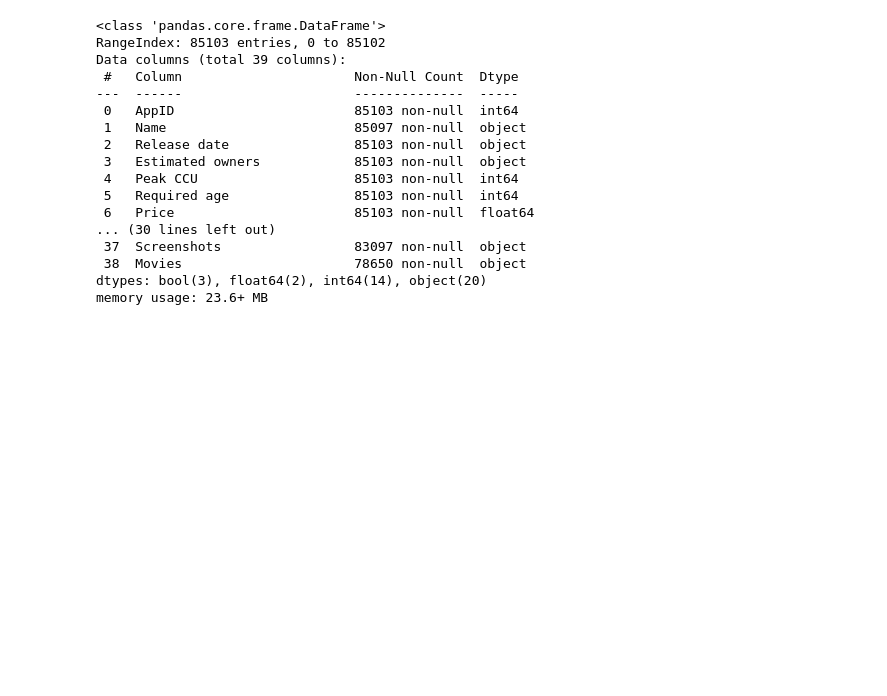
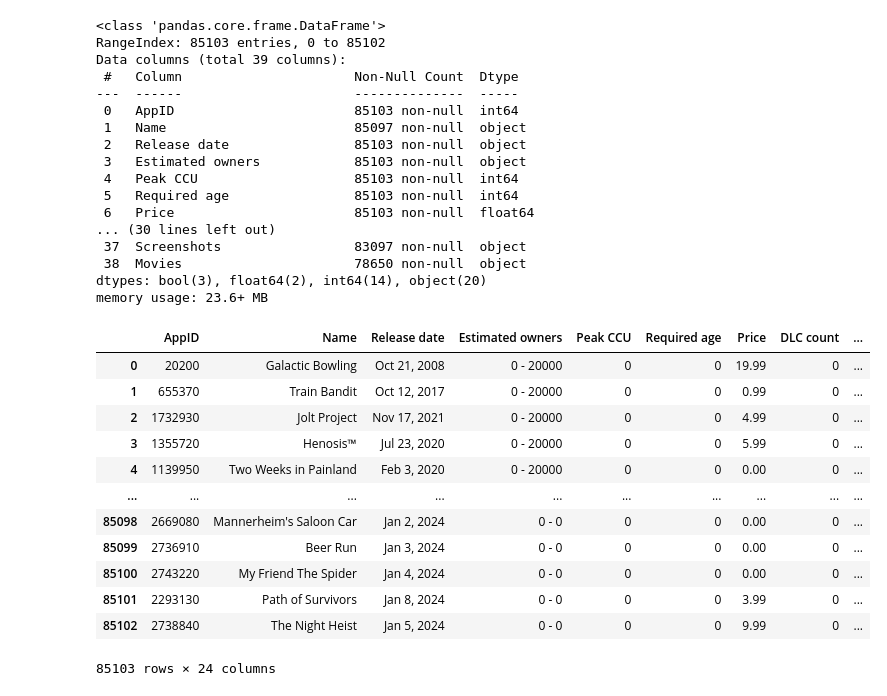
Before and after one commit to clbmartin/Hufflepuff, a Jupyter notebook: JupyterNotebooks/ETL - Nolan.ipynb, the cells around one changed output. Cells and saved outputs as stored; diff of their text form; code cells hidden in the pictures; blank space fills up the shorter version.

```diff
--- a/JupyterNotebooks/ETL - Nolan.ipynb
+++ b/JupyterNotebooks/ETL - Nolan.ipynb
@@ -57,3 +62,21 @@ Data columns (total 39 columns):
  38  Movies                      78650 non-null  object
 dtypes: bool(3), float64(2), int64(14), object(20)
 memory usage: 23.6+ MB
+# %%
+#Removing columns with either irrelevant or redundant data that will not help our study.
+SteamGamesDroppedColumns = SteamGamesRaw.drop(['Support url','Header image','About the game','Website','Reviews','Support email','Metacritic url','Notes','Tags','Average playtime forever','Average playtime two weeks','Median playtime forever','Median playtime two weeks','Screenshots','Movies','About the game'],axis=1,inplace=False)
+SteamGamesDroppedColumns
+# %% [output]
+|  | AppID | Name | Release date | Estimated owners | Peak CCU | Required age | Price | DLC count | ... |
+| 0 | 20200 | Galactic Bowling | Oct 21, 2008 | 0 - 20000 | 0 | 0 | 19.99 | 0 | ... |
+| 1 | 655370 | Train Bandit | Oct 12, 2017 | 0 - 20000 | 0 | 0 | 0.99 | 0 | ... |
+| 2 | 1732930 | Jolt Project | Nov 17, 2021 | 0 - 20000 | 0 | 0 | 4.99 | 0 | ... |
+| 3 | 1355720 | Henosis™ | Jul 23, 2020 | 0 - 20000 | 0 | 0 | 5.99 | 0 | ... |
+| 4 | 1139950 | Two Weeks in Painland | Feb 3, 2020 | 0 - 20000 | 0 | 0 | 0.00 | 0 | ... |
+| ... | ... | ... | ... | ... | ... | ... | ... | ... | ... |
+| 85098 | 2669080 | Mannerheim's Saloon Car | Jan 2, 2024 | 0 - 0 | 0 | 0 | 0.00 | 0 | ... |
+| 85099 | 2736910 | Beer Run | Jan 3, 2024 | 0 - 0 | 0 | 0 | 0.00 | 0 | ... |
+| 85100 | 2743220 | My Friend The Spider | Jan 4, 2024 | 0 - 0 | 0 | 0 | 0.00 | 0 | ... |
+| 85101 | 2293130 | Path of Survivors | Jan 8, 2024 | 0 - 0 | 0 | 0 | 3.99 | 0 | ... |
+| 85102 | 2738840 | The Night Heist | Jan 5, 2024 | 0 - 0 | 0 | 0 | 9.99 | 0 | ... |
+85103 rows × 24 columns
```
Also changed, not shown: parts of 4 cells of this notebook.
